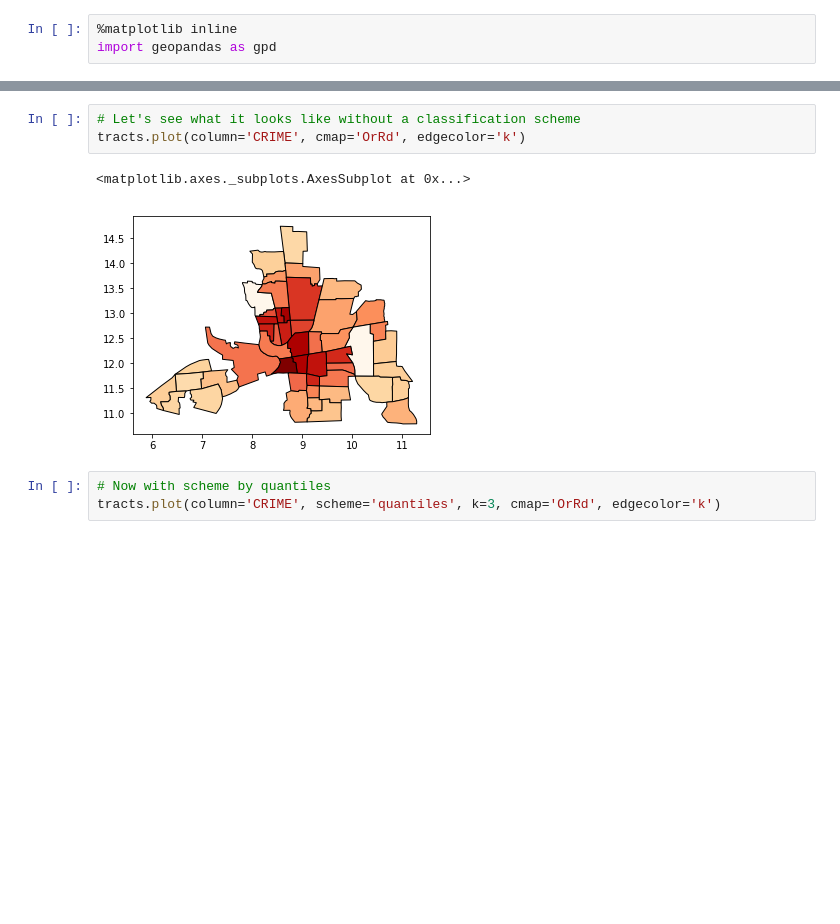
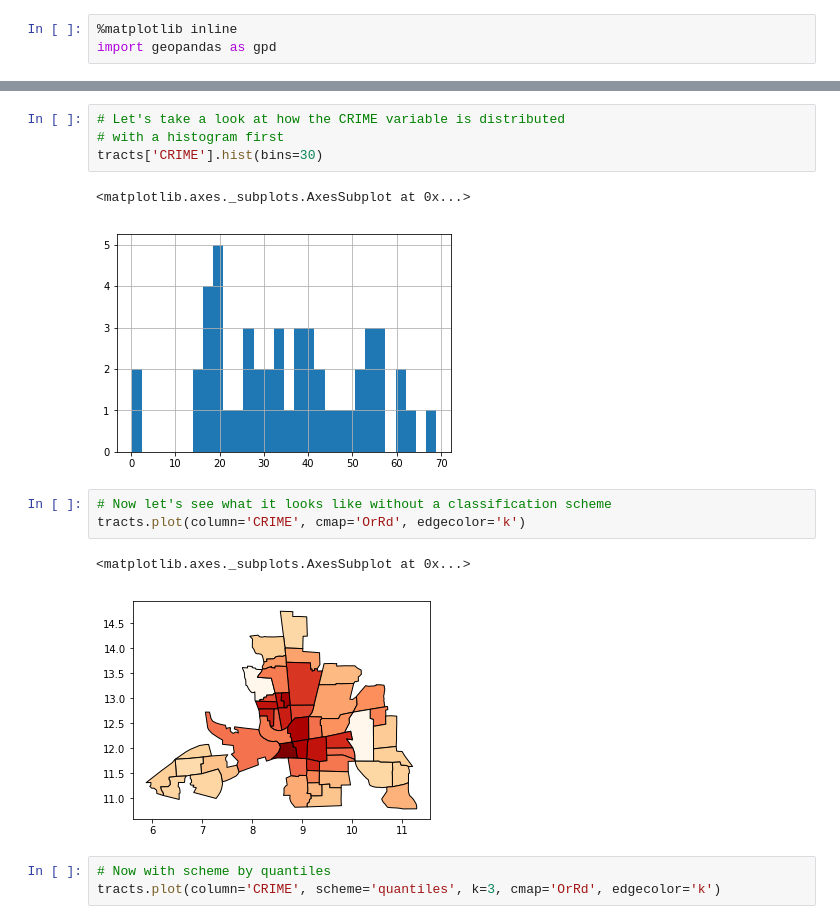
Before and after one commit to geopandas/geopandas, a Jupyter notebook: examples/choropleths.ipynb, the cells around one changed output, grey strips where cells are left out. Cells and saved outputs as stored; diff of their text form; blank space fills up the shorter version.

```diff
--- a/examples/choropleths.ipynb
+++ b/examples/choropleths.ipynb
@@ -15,5 +24,12 @@ tracts = gpd.GeoDataFrame.from_file(pth)
+# %%
+# Let's take a look at how the CRIME variable is distributed
+# with a histogram first
+tracts['CRIME'].hist(bins=30)
+# %% [output]
+<matplotlib.axes._subplots.AxesSubplot at 0x...>
+[figure, added]
 # %%
-# Let's see what it looks like without a classification scheme
+# Now let's see what it looks like without a classification scheme
 tracts.plot(column='CRIME', cmap='OrRd', edgecolor='k')
 # %% [output]
 <matplotlib.axes._subplots.AxesSubplot at 0x...>
```
Also changed, not shown: parts of 2 cells of this notebook.
